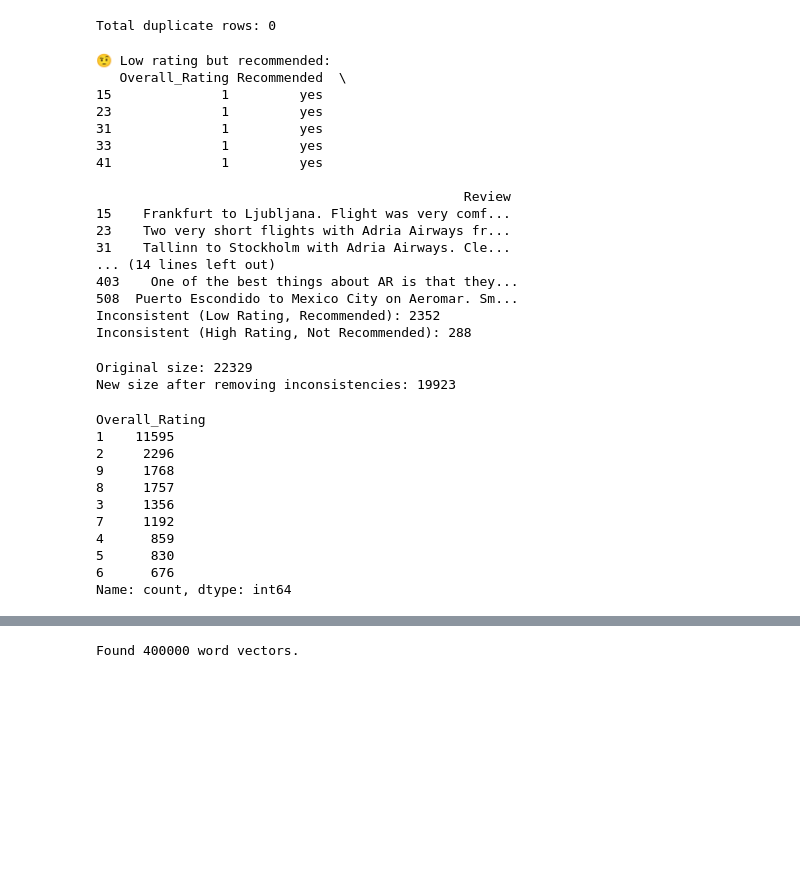
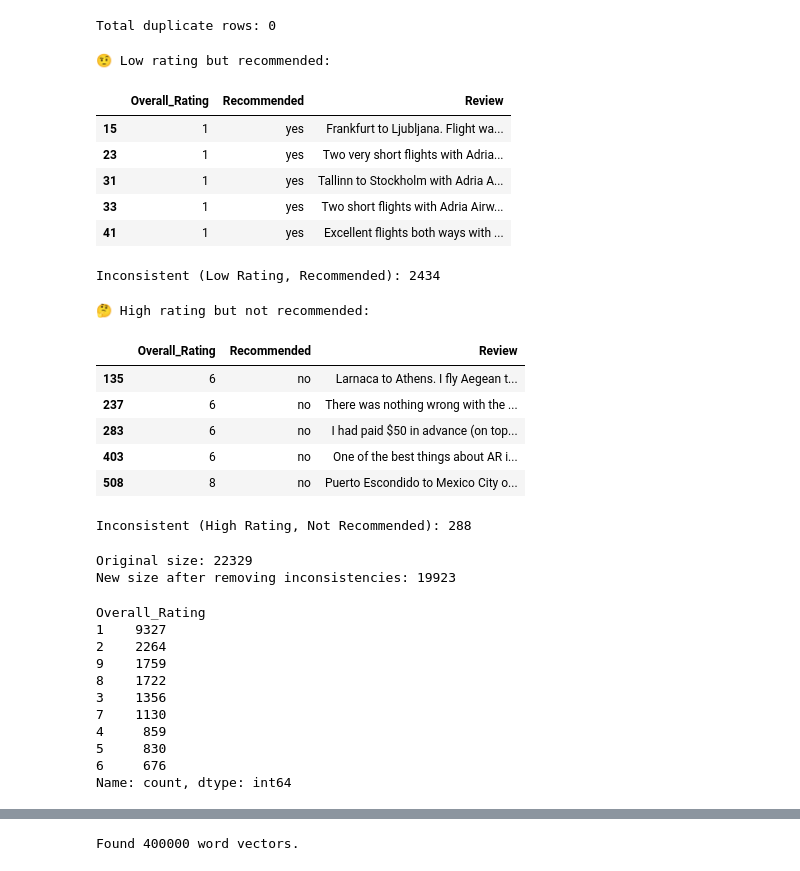
Before and after one commit to andr3w1699/Intelligent_System_for_Pattern_Recognition, a Jupyter notebook: Assignement3.ipynb, the cells around one changed output, grey strips where cells are left out. Drawn from its saved outputs; the diff is of its cells as text; code cells hidden in the pictures; blank space fills up the shorter version.

```diff
--- a/Assignement3.ipynb
+++ b/Assignement3.ipynb
@@ -105,35 +106,38 @@ df = df[df['Overall_Rating'] != 'n']
+# %%
+inconsistent_low = df[(df['Overall_Rating'].astype(int) <= 4) & (df['Recommended'].str.lower() == 'yes')]
+print("🤨 Low rating but recommended:")
+inconsistent_low[['Overall_Rating', 'Recommended', 'Review']].head()
+# %% [output]
+🤨 Low rating but recommended:
+|  | Overall_Rating | Recommended | Review |
+| 15 | 1 | yes | Frankfurt to Ljubljana. Flight wa... |
+| 23 | 1 | yes | Two very short flights with Adria... |
+| 31 | 1 | yes | Tallinn to Stockholm with Adria A... |
+| 33 | 1 | yes | Two short flights with Adria Airw... |
+| 41 | 1 | yes | Excellent flights both ways with ... |
+# %%
+num_inconsistent_low = len(inconsistent_low)
+print(f"Inconsistent (Low Rating, Recommended): {num_inconsistent_low}")
+# %% [output]
+Inconsistent (Low Rating, Recommended): 2434
 # %%
-inconsistent_low = df[(df['Overall_Rating'].astype(int) <= 3) & (df['Recommended'].str.lower() == 'yes')]
-print("🤨 Low rating but recommended:")
-print(inconsistent_low[['Overall_Rating', 'Recommended', 'Review']].head())
-
 inconsistent_high = df[(df['Overall_Rating'].astype(int) >= 6) & (df['Recommended'].str.lower() == 'no')]
 print("🤔 High rating but not recommended:")
-print(inconsistent_high[['Overall_Rating', 'Recommended', 'Review']].head())
-
-num_inconsistent_low = len(inconsistent_low)
-num_inconsistent_high = len(inconsistent_high)
-
-print(f"Inconsistent (Low Rating, Recommended): {num_inconsistent_low}")
-print(f"Inconsistent (High Rating, Not Recommended): {num_inconsistent_high}")
+inconsistent_high[['Overall_Rating', 'Recommended', 'Review']].head()
 # %% [output]
-🤨 Low rating but recommended:
-   Overall_Rating Recommended  \
-15              1         yes
-23              1         yes
-31              1         yes
-33              1         yes
-41              1         yes
-
-                                               Review
-15    Frankfurt to Ljubljana. Flight was very comf...
-23    Two very short flights with Adria Airways fr...
-31    Tallinn to Stockholm with Adria Airways. Cle...
-... (14 lines left out)
-403    One of the best things about AR is that they...
-508  Puerto Escondido to Mexico City on Aeromar. Sm...
-Inconsistent (Low Rating, Recommended): 2352
-Inconsistent (High Rating, Not Recommended): 288
+🤔 High rating but not recommended:
+|  | Overall_Rating | Recommended | Review |
+| 135 | 6 | no | Larnaca to Athens. I fly Aegean t... |
+| 237 | 6 | no | There was nothing wrong with the ... |
+| 283 | 6 | no | I had paid $50 in advance (on top... |
+| 403 | 6 | no | One of the best things about AR i... |
+| 508 | 8 | no | Puerto Escondido to Mexico City o... |
+# %%
+num_inconsistent_high = len(inconsistent_high)
+
+print(f"Inconsistent (High Rating, Not Recommended): {num_inconsistent_high}")
+# %% [output]
+Inconsistent (High Rating, Not Recommended): 288
 # %%
 # Define boolean masks for inconsistencies
 mask_low = (df['Overall_Rating'].astype(int) <= 2) & (df['Recommended'].str.lower() == 'yes')
@@ -152,16 +156,16 @@ Original size: 22329
 New size after removing inconsistencies: 19923
 # %%
 # print the count of each rating values
-print(df['Overall_Rating'].value_counts())
+print(df_cleaned['Overall_Rating'].value_counts())
 # %% [output]
 Overall_Rating
-1    11595
-2     2296
-9     1768
-8     1757
-3     1356
-7     1192
-4      859
-5      830
-6      676
+1    9327
+2    2264
+9    1759
+8    1722
+3    1356
+7    1130
+4     859
+5     830
+6     676
 Name: count, dtype: int64
```
Also changed, not shown: parts of 21 cells of this notebook.
